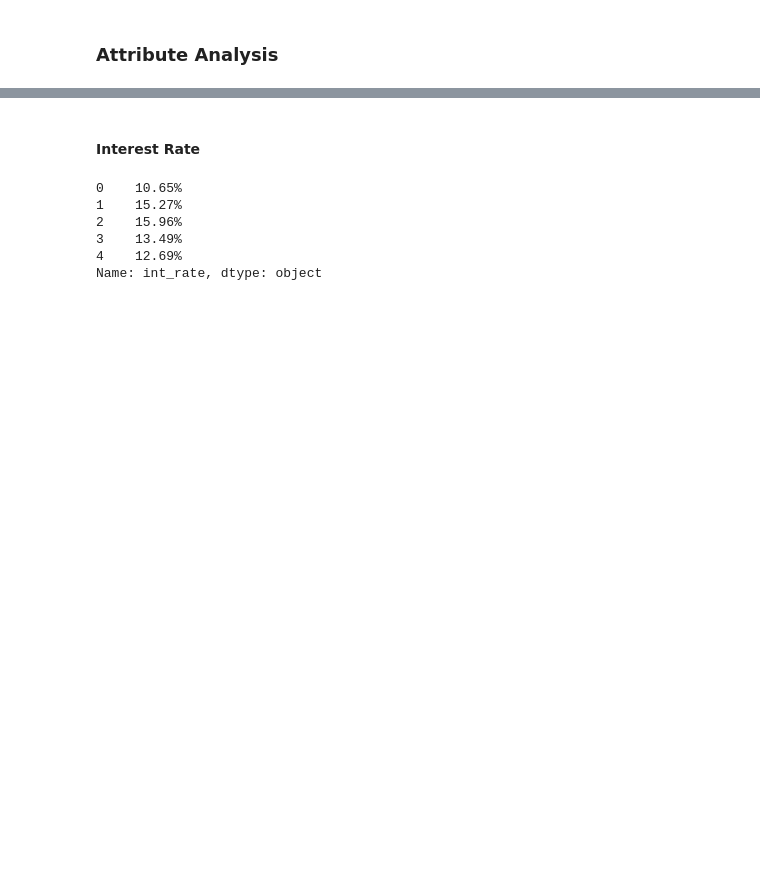
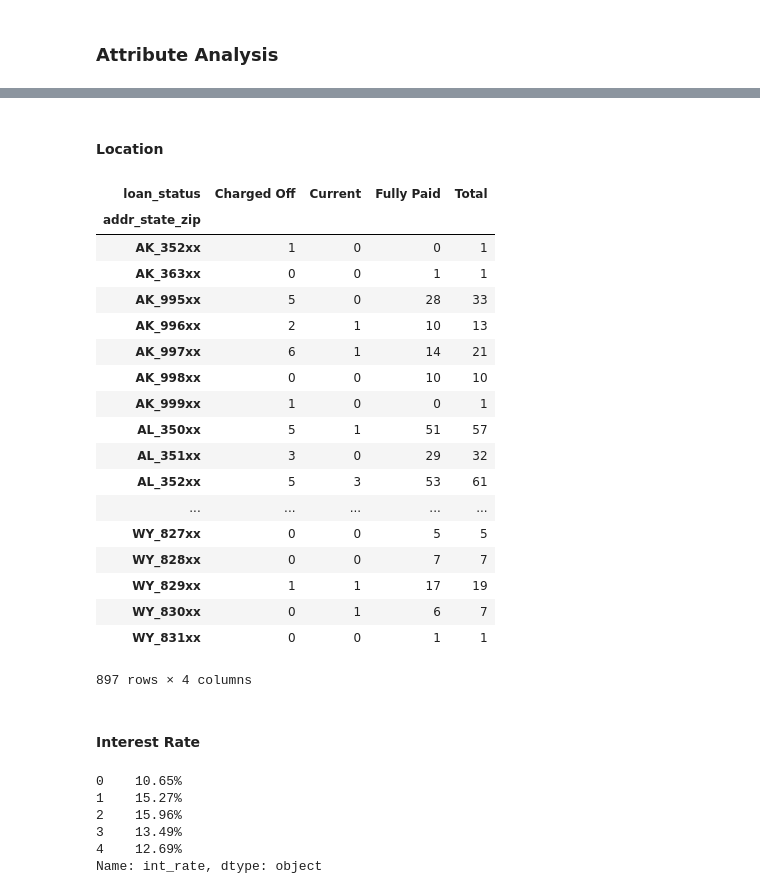
Before and after one commit to abhayace/loan-default-factors, a Jupyter notebook: Loan_Assignment_final.ipynb, the cells around one changed output, grey strips where cells are left out. Drawn from its saved outputs; the diff is of its cells as text; code cells hidden in the pictures; blank space fills up the shorter version.

```diff
--- a/Loan_Assignment_final.ipynb
+++ b/Loan_Assignment_final.ipynb
@@ -271,3 +317,31 @@ memory usage: 12.7+ MB
+# %% [markdown]
+#### Location
+# %%
+# loan_status per Region.
+loan_status_cross = pd.crosstab(loans_df['addr_state_zip'], loans_df['loan_status']).apply(lambda x: x/x.sum() * 100)
+number_of_loanstatus = pd.crosstab(loans_df['addr_state_zip'], loans_df['loan_status'])
+number_of_loanstatus['Total'] = number_of_loanstatus.sum(axis=1)
+number_of_loanstatus
+# %% [output]
+| loan_status | Charged Off | Current | Fully Paid | Total |
+| addr_state_zip |  |  |  |  |
+| AK_352xx | 1 | 0 | 0 | 1 |
+| AK_363xx | 0 | 0 | 1 | 1 |
+| AK_995xx | 5 | 0 | 28 | 33 |
+| AK_996xx | 2 | 1 | 10 | 13 |
+| AK_997xx | 6 | 1 | 14 | 21 |
+| AK_998xx | 0 | 0 | 10 | 10 |
+| AK_999xx | 1 | 0 | 0 | 1 |
+| AL_350xx | 5 | 1 | 51 | 57 |
+| AL_351xx | 3 | 0 | 29 | 32 |
+| AL_352xx | 5 | 3 | 53 | 61 |
+| ... | ... | ... | ... | ... |
+| WY_827xx | 0 | 0 | 5 | 5 |
+| WY_828xx | 0 | 0 | 7 | 7 |
+| WY_829xx | 1 | 1 | 17 | 19 |
+| WY_830xx | 0 | 1 | 6 | 7 |
+| WY_831xx | 0 | 0 | 1 | 1 |
+897 rows × 4 columns
 # %% [markdown]
 #### Interest Rate
 # %%
```
Also changed, not shown: parts of 21 cells of this notebook.
